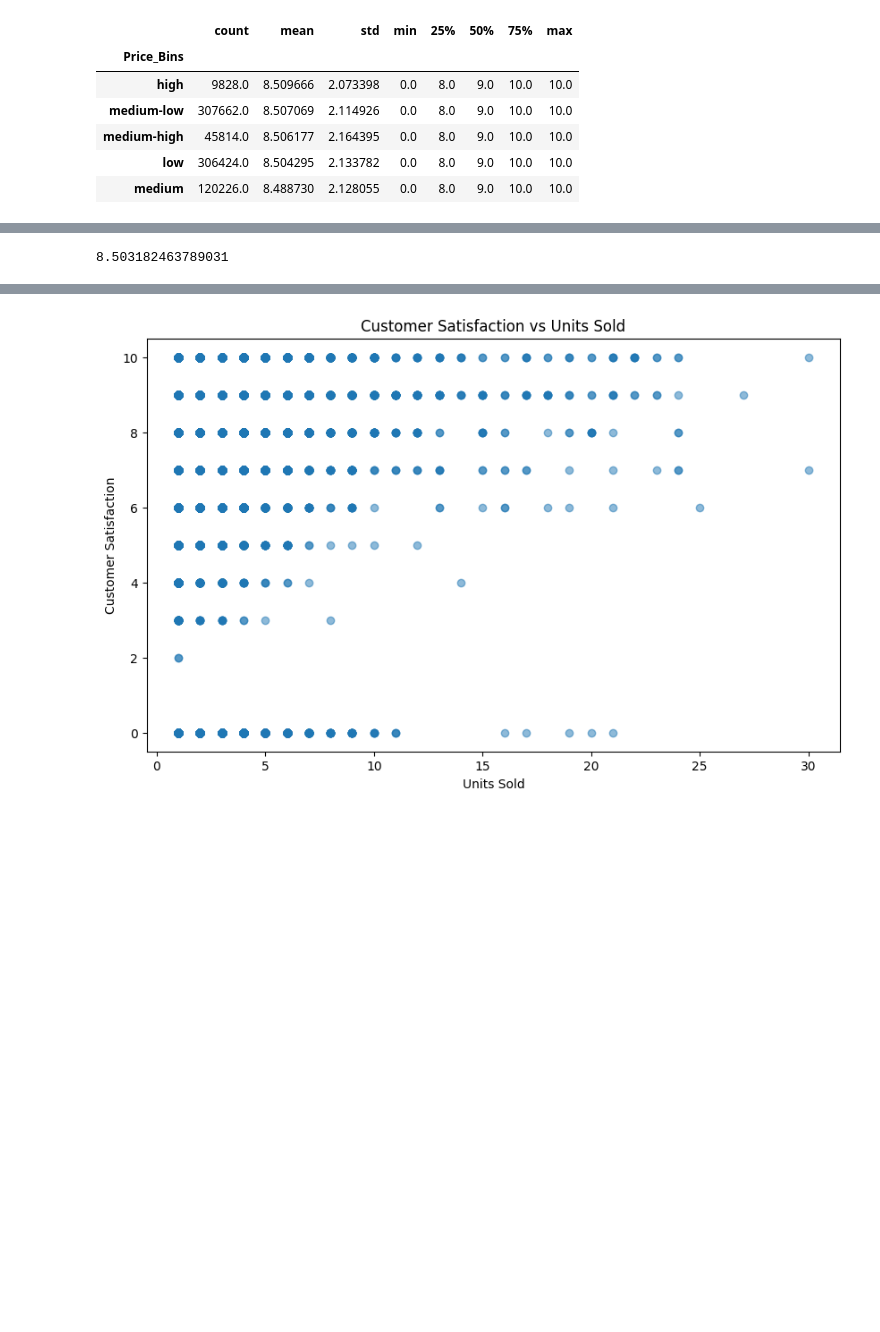
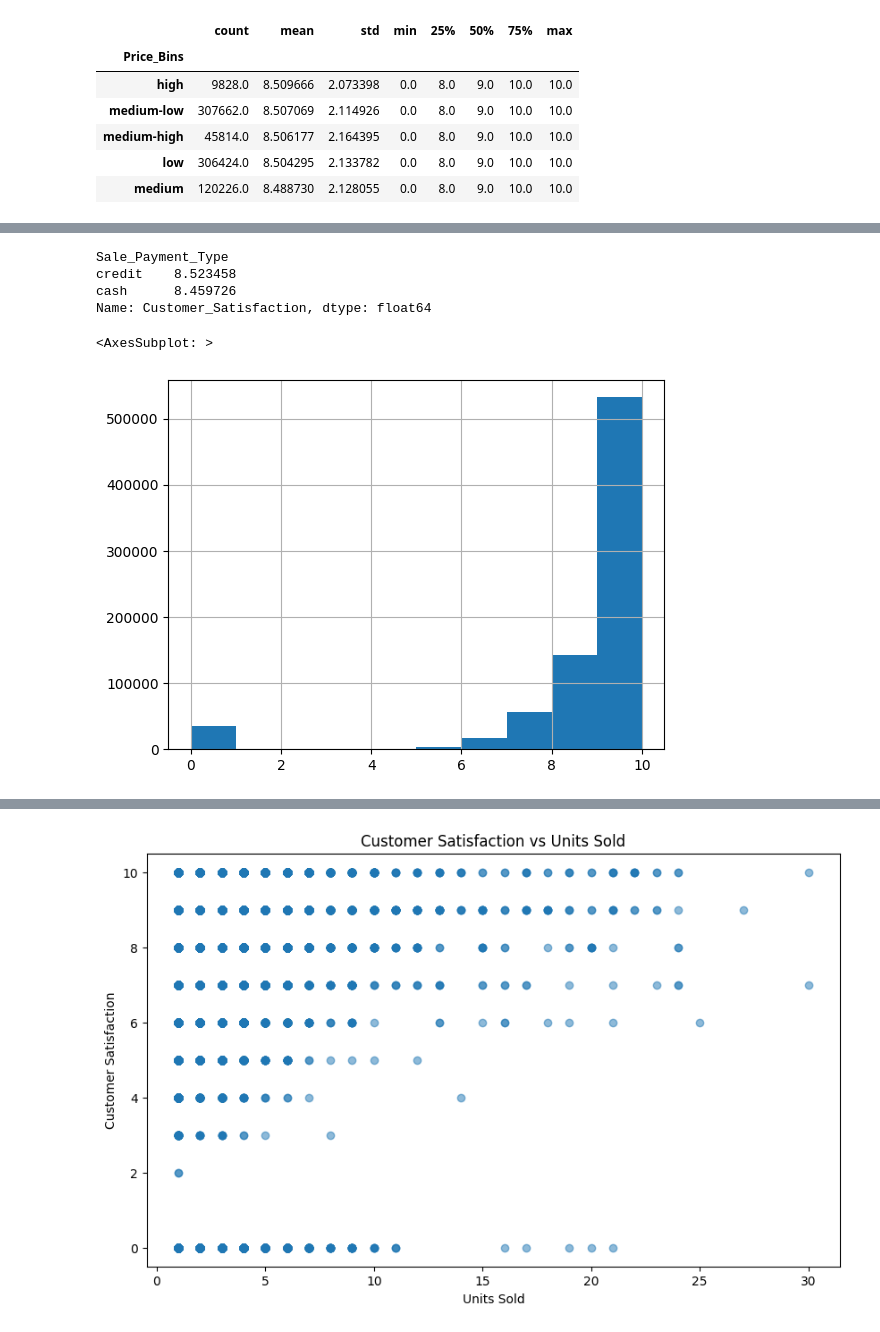
Before and after one commit to tianlan8/maven_toys_analysis, a Jupyter notebook: Maven_Toys_Data_Analysis.ipynb, the cells around one changed output, grey strips where cells are left out. Saved outputs shown, nothing was run; the diff lists cells and outputs as text; code cells hidden in the pictures; blank space fills up the shorter version.

```diff
--- a/Maven_Toys_Data_Analysis.ipynb
+++ b/Maven_Toys_Data_Analysis.ipynb
@@ -246,9 +259,16 @@ Name: Units, dtype: int64
+# %%
+maven_df.groupby('Sale_Payment_Type')['Customer_Satisfaction'].mean().sort_values(ascending=False)
+# %% [output]
+Sale_Payment_Type
+credit    8.523458
+cash      8.459726
+Name: Customer_Satisfaction, dtype: float64
 # %%
 # Calculate the average customer satisfaction
-avg_satisfaction = maven_df['Customer_Satisfaction'].mean()
-avg_satisfaction
+maven_df['Customer_Satisfaction'].hist(bins=10)
 # %% [output]
-8.503182463789031
+<AxesSubplot: >
+[figure, added]
 # %%
 # Import necessary libraries
 import matplotlib.pyplot as plt
```
Also changed, not shown: parts of 13 cells of this notebook, 1 other file.
